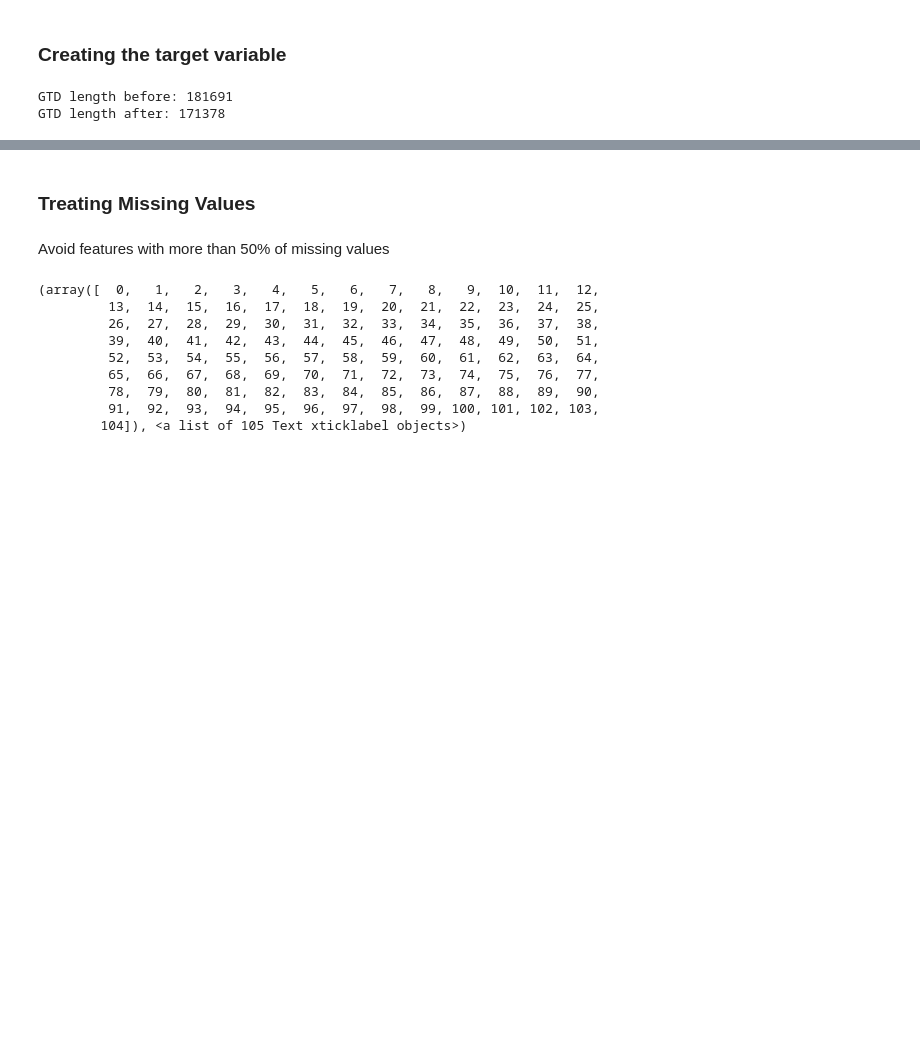
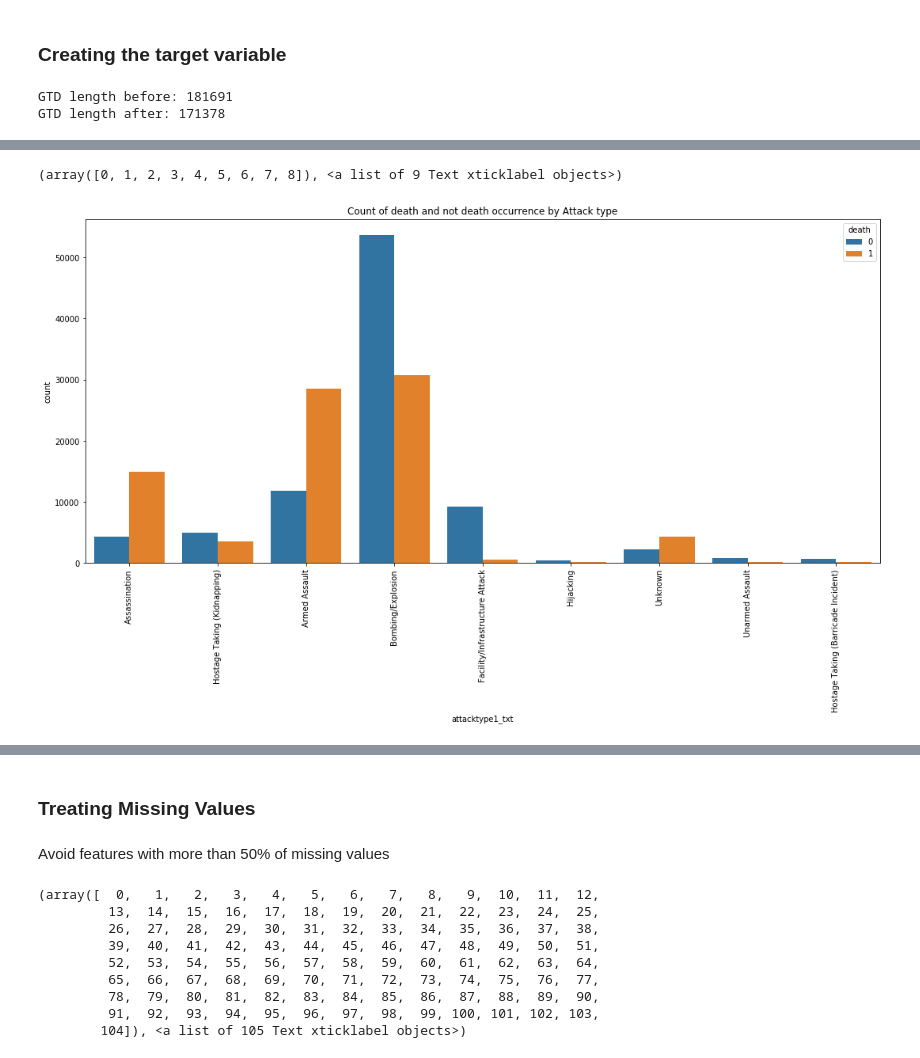
Before and after one commit to fredericoguerra/ML-Udacity-CapstoneProject, a Jupyter notebook: GlobalTerrorismAttack.ipynb, the cells around one changed output, grey strips where cells are left out. Cells and saved outputs as stored; diff of their text form; code cells hidden in the pictures; blank space fills up the shorter version.

```diff
--- a/GlobalTerrorismAttack.ipynb
+++ b/GlobalTerrorismAttack.ipynb
@@ -110,0 +82,8 @@ GTD length after: 171378
+# %%
+plt.subplots(figsize=(18,8))
+ax = sns.countplot(x='attacktype1_txt', hue='death', data=GTD)
+ax.set_title('Count of death and not death occurrence by Attack type')
+plt.xticks(rotation=90)
+# %% [output]
+(array([0, 1, 2, 3, 4, 5, 6, 7, 8]), <a list of 9 Text xticklabel objects>)
+[figure, added]
```
Also changed, not shown: parts of 33 cells of this notebook.
